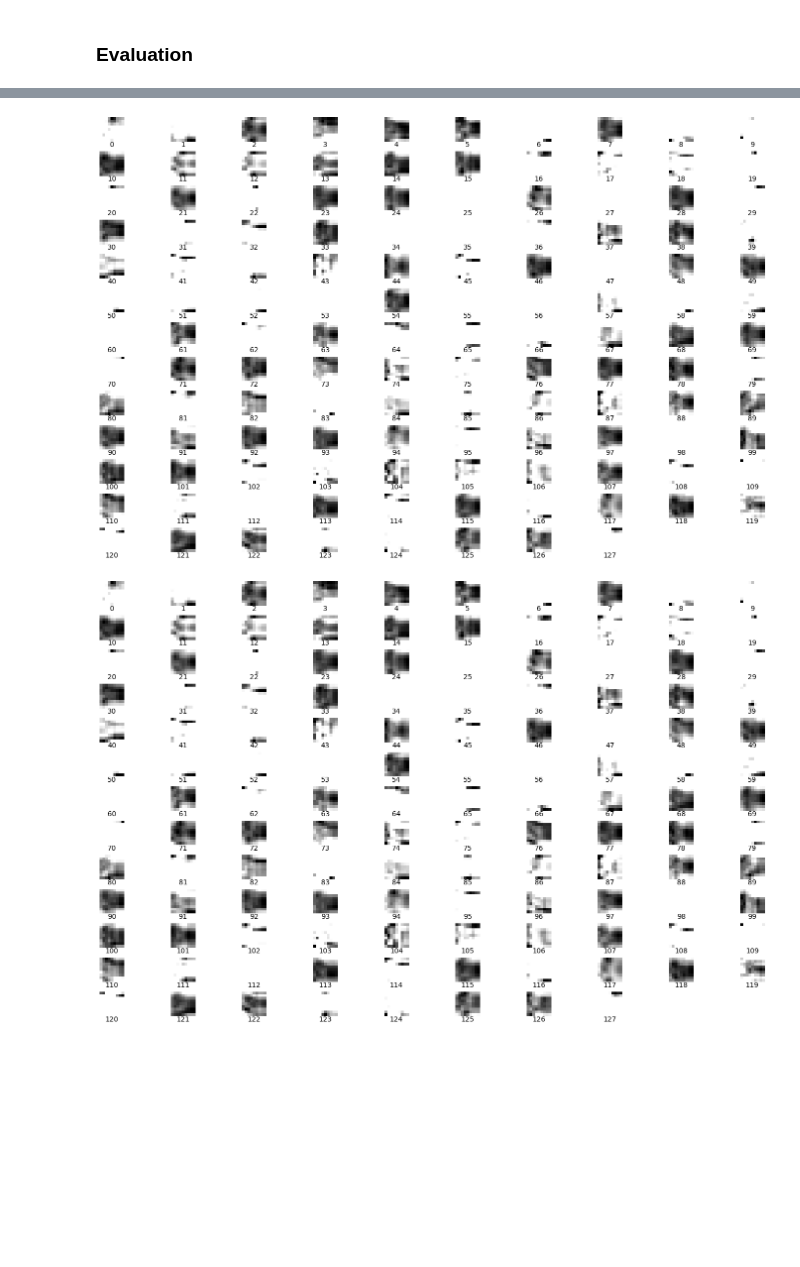
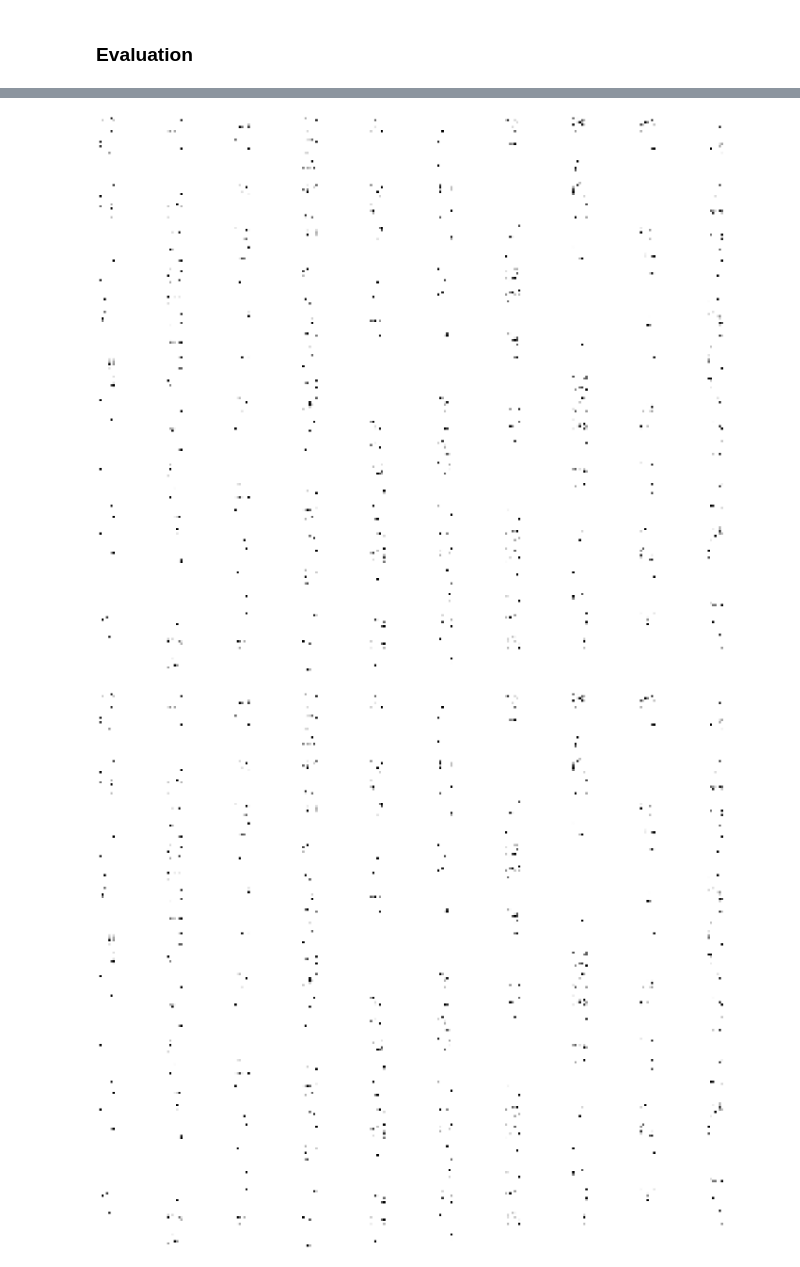
Before and after one commit to roma-glushko/zelando-fashion-mnist, a Jupyter notebook: index.ipynb, the cells around one changed output, grey strips where cells are left out. Saved outputs shown, nothing was run; the diff lists cells and outputs as text; code cells hidden in the pictures; blank space fills up the shorter version.

```diff
--- a/index.ipynb
+++ b/index.ipynb
@@ -395,10 +395,10 @@ cnn = MaxPool2D(2, name='pooling3')(cnn)
 cnn = Flatten()(cnn)
 
 cnn = Dense(128, activation='relu', name='dense1')(cnn)
-cnn = Dropout(0.2, name='dropout1')(cnn)
+cnn = Dropout(0.4, name='dropout1')(cnn)
 
 cnn = Dense(64, activation='relu', name='dense2')(cnn)
-cnn = Dropout(0.2, name='dropout2')(cnn)
+cnn = Dropout(0.4, name='dropout2')(cnn)
 
 cnn_output_layer = Dense(label_num, activation='softmax', name='dense_output')(cnn)
 
@@ -441,7 +441,7 @@ cnn_training_history = cnn_model.fit(
     X_train_val2d, y_train_val_onehot,
     validation_data=(X_val2d, y_val_onehot),
     epochs=200,
-    batch_size=256,
+    batch_size=512,
     callbacks=[tensorboard_callback, checkpoint_callback, early_stopping_callback]
 )
 # %% [output]
@@ -504,9 +523,17 @@ def plot_conv_output(model, layer_name, test_input):
         feature_maps = tensorflow.transpose(feature_maps, [2, 1, 0])
 
         for i, feature_map in enumerate(feature_maps):
-            ax = fig.add_subplot(20, 10, i + 1)
+            ax = fig.add_subplot(30, 10, i + 1)
             ax.axis('off')
 
             ax.imshow(feature_map, cmap='binary')
 
     return fig
+# %%
+sample_image = X_test2d[1183]
+
+fig = plt.figure(figsize=(5, 5))
+ax = fig.add_subplot(1, 1, 1)
+ax.axis('off')
+
+ax.imshow(sample_image, cmap='binary')
@@ -517,3 +548,3 @@ KeyError: 'Conv1_LowLevelFeatures'
 # %%
-plot_conv_output(cnn_model, 'conv2_1_double', np.array([X_test2d[0]]))
+plot_conv_output(cnn_model, 'conv3_2_double', np.array([sample_image]))
 # %% [output]
@@ -521,2 +551,2 @@ WARNING:tensorflow:11 out of the last 11 calls to <function Model.make_predict_f
-[figure, old version]
+[figure, new version]
-[figure, old version]
+[figure, new version]
```
Also changed, not shown: parts of 16 cells of this notebook.
